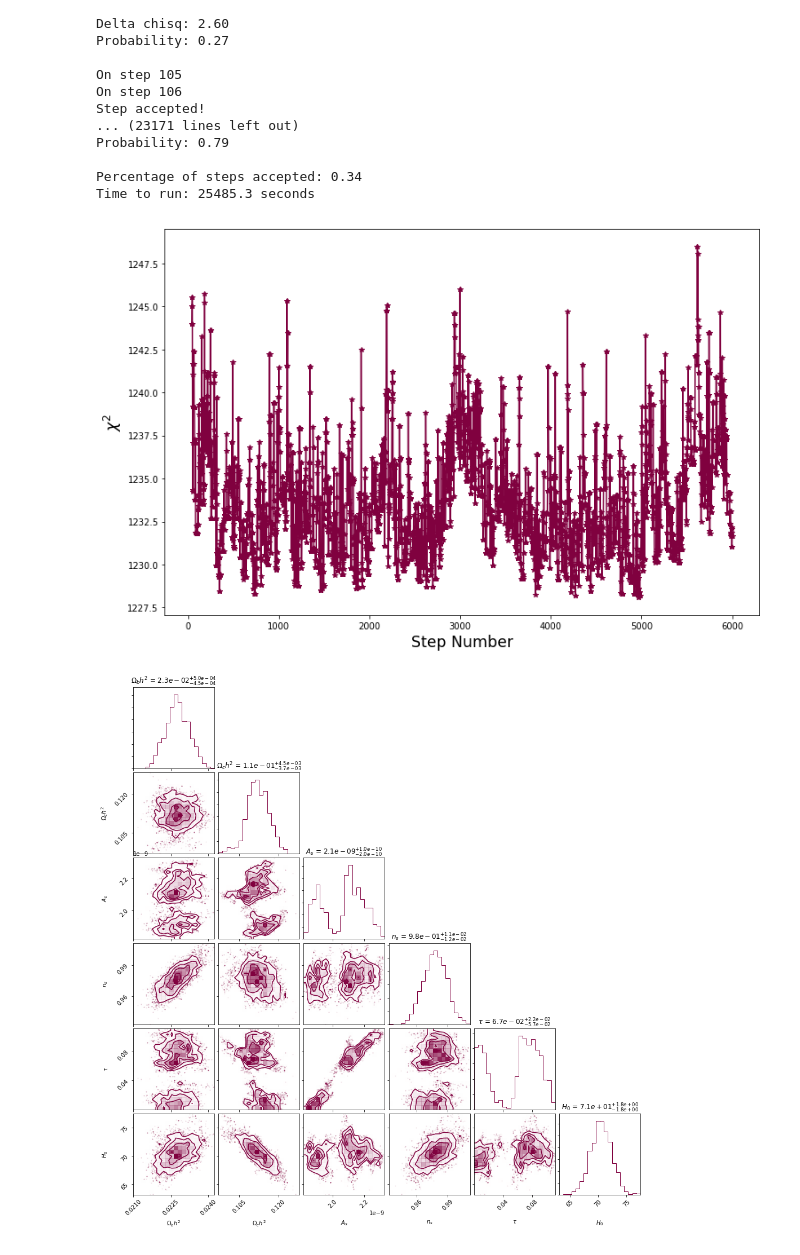
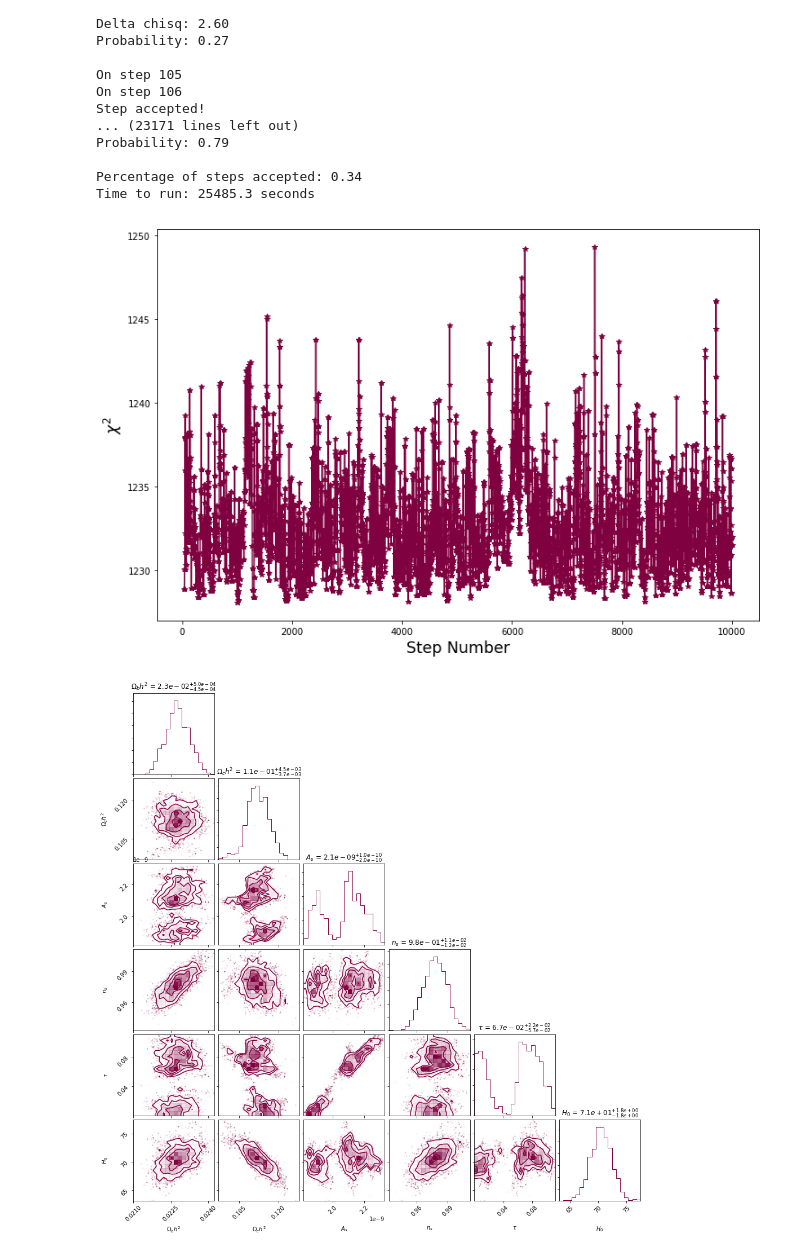
Before and after one commit to marcusmerryfield/phys641_hw, a Jupyter notebook: assignment_5/assignment_5.ipynb, the cells around one changed output. Drawn from its saved outputs; the diff is of its cells as text; code cells hidden in the pictures.

```diff
--- a/assignment_5/assignment_5.ipynb
+++ b/assignment_5/assignment_5.ipynb
@@ -384,17 +384,17 @@ Probability: 0.79
 Percentage of steps accepted: 0.34
 Time to run: 25485.3 seconds
 # %%
-fn = 'chain_save.npy'
+fn = 'chain_cov_save.npy'
 chain_trial = np.load(fn)
 up_to = int(chain_trial[:,0].max())
 chain_trial = chain_trial[:up_to]
 start = 40
 plt.plot(chain_trial[start:,0],chain_trial[start:,1],marker='*',c=c1)
 plt.ylabel('$\chi^2$',fontsize='xx-large')
 plt.xlabel('Step Number',fontsize='xx-large')
 plt.show()
 # %% [output]
-[figure, old version]
+[figure, new version]
 # %%
 corner.corner(chain_trial[:,2:],color=c1,max_n_ticks=3,labels=names,show_titles=True,
               title_fmt='.1e')
```
Also changed, not shown: parts of 8 cells of this notebook, 1 other file.
